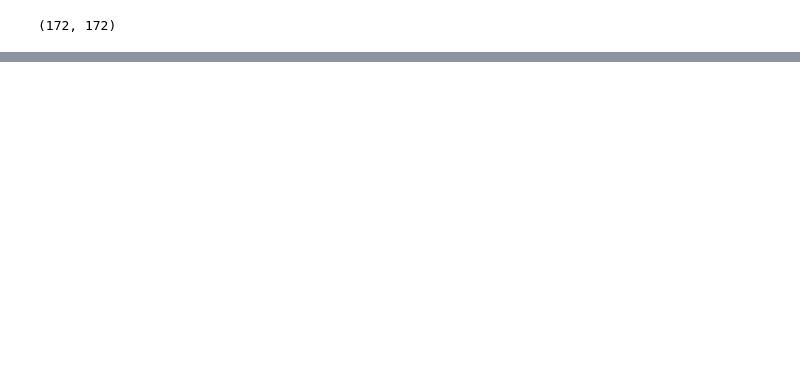
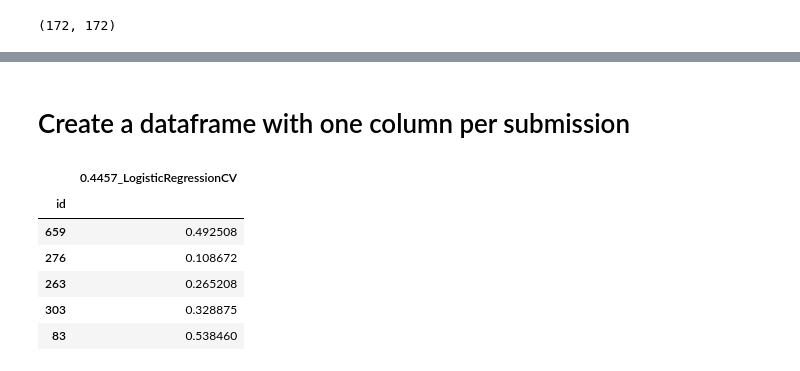
Before and after one commit to grfiv/predict-blood-donations, a Jupyter notebook: Ensemble.ipynb, the cells around one changed output, grey strips where cells are left out. Cells and saved outputs as stored; diff of their text form; code cells hidden in the pictures; blank space fills up the shorter version.

```diff
--- a/Ensemble.ipynb
+++ b/Ensemble.ipynb
@@ -294,0 +278,14 @@ total 192
+# %% [markdown]
+# Create a dataframe with one column per submission
+# %%
+from os.path import split
+corr_table = pd.read_csv(file_list_all[0],names=['id',split(file_list_all[0])[1][11:-4]],header=0,index_col=0)
+corr_table.head()
+# %% [output]
+|  | 0.4457_LogisticRegressionCV |
+| id |  |
+| 659 | 0.492508 |
+| 276 | 0.108672 |
+| 263 | 0.265208 |
+| 303 | 0.328875 |
+| 83 | 0.538460 |
```
Also changed, not shown: parts of 23 cells of this notebook, 4 other files.
